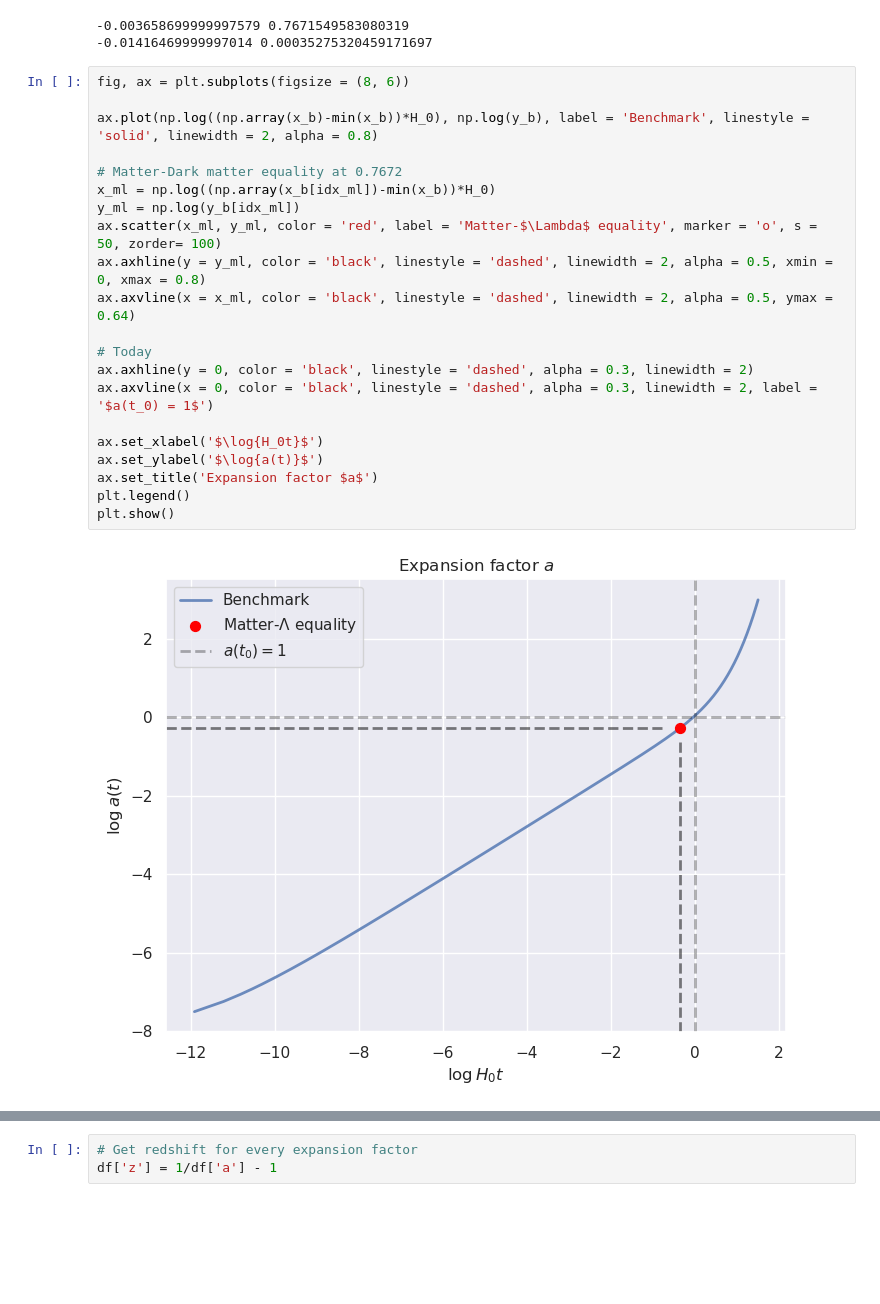
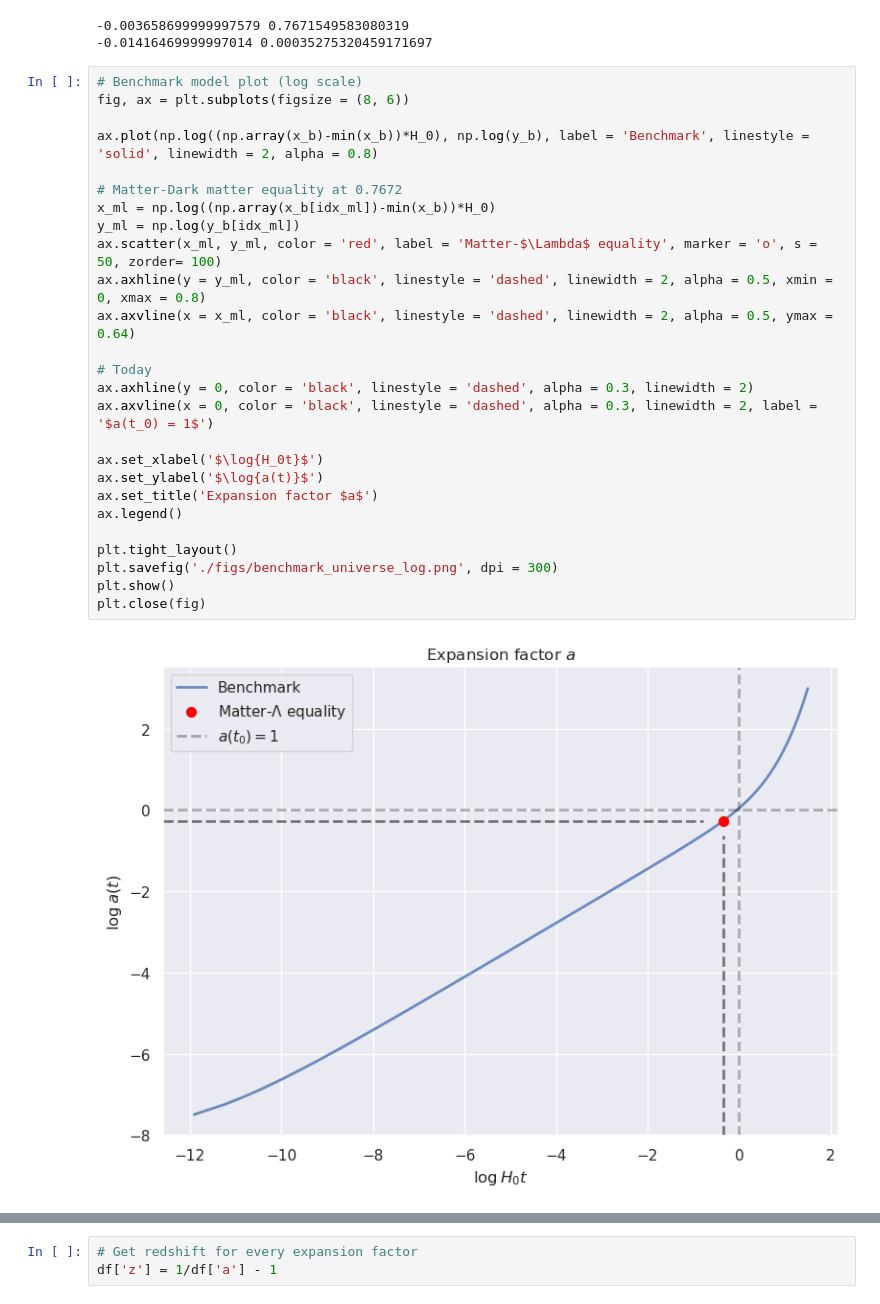
Before and after one commit to GabrielMissael/cosmologia_p1, a Jupyter notebook: proyecto.ipynb, the cells around one changed output, grey strips where cells are left out. Cells and saved outputs as stored; diff of their text form; blank space fills up the shorter version.

```diff
--- a/proyecto.ipynb
+++ b/proyecto.ipynb
@@ -183,26 +203,31 @@ print(x_b[idx_rm], y_b[idx_rm])
 -0.003658699999997579 0.7671549583080319
 -0.01416469999997014 0.00035275320459171697
 # %%
+# Benchmark model plot (log scale)
 fig, ax = plt.subplots(figsize = (8, 6))
 
 ax.plot(np.log((np.array(x_b)-min(x_b))*H_0), np.log(y_b), label = 'Benchmark', linestyle = 'solid', linewidth = 2, alpha = 0.8)
 
 # Matter-Dark matter equality at 0.7672
 x_ml = np.log((np.array(x_b[idx_ml])-min(x_b))*H_0)
 y_ml = np.log(y_b[idx_ml])
 ax.scatter(x_ml, y_ml, color = 'red', label = 'Matter-$\Lambda$ equality', marker = 'o', s = 50, zorder= 100)
 ax.axhline(y = y_ml, color = 'black', linestyle = 'dashed', linewidth = 2, alpha = 0.5, xmin = 0, xmax = 0.8)
 ax.axvline(x = x_ml, color = 'black', linestyle = 'dashed', linewidth = 2, alpha = 0.5, ymax = 0.64)
 
 # Today
 ax.axhline(y = 0, color = 'black', linestyle = 'dashed', alpha = 0.3, linewidth = 2)
 ax.axvline(x = 0, color = 'black', linestyle = 'dashed', alpha = 0.3, linewidth = 2, label = '$a(t_0) = 1$')
 
 ax.set_xlabel('$\log{H_0t}$')
 ax.set_ylabel('$\log{a(t)}$')
 ax.set_title('Expansion factor $a$')
-plt.legend()
+ax.legend()
+
+plt.tight_layout()
+plt.savefig('./figs/benchmark_universe_log.png', dpi = 300)
 plt.show()
+plt.close(fig)
 # %% [output]
-[figure, old version]
+[figure, new version]
 # %%
```
Also changed, not shown: parts of 56 cells of this notebook.
